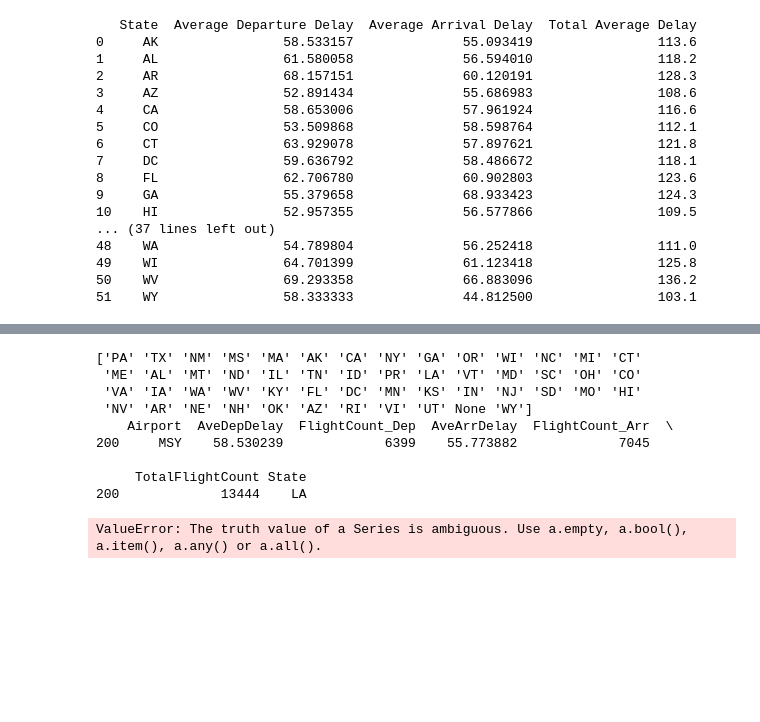
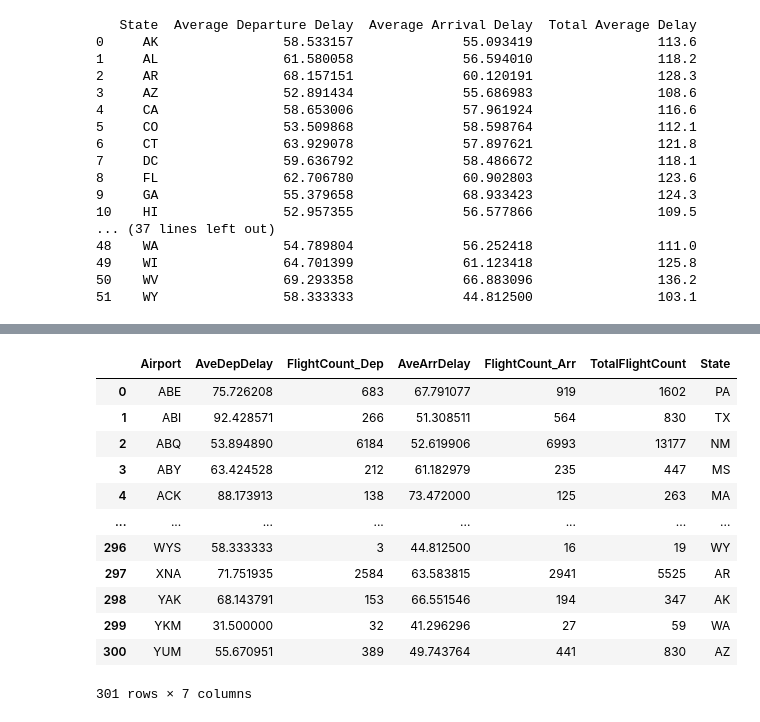
Before and after one commit to zazaferjancsik/Data-Analytics-Group-Project-4, a Jupyter notebook: DA_assignment4_code-1.ipynb, the cells around one changed output, grey strips where cells are left out. Cells and saved outputs as stored; diff of their text form; code cells hidden in the pictures; blank space fills up the shorter version.

Commit message:
Made linked line graph with airport-state scatterplot

```diff
--- a/DA_assignment4_code-1.ipynb
+++ b/DA_assignment4_code-1.ipynb
@@ -313,27 +356,5 @@ map_fig.show()
 # %%
 def create_interactive_plot(airline_df):
-    new_DepAirport_data = airline_df.groupby('Origin').agg(
-        AveDepDelay=('DepDelay', 'mean'),
-        FlightCount_Dep=('Origin', 'size')
-    ).reset_index()
-    new_DepAirport_data.rename(columns={'Origin': 'Airport'}, inplace=True)
-
-    new_ArrAirport_data = airline_df.groupby('Dest').agg(
-        AveArrDelay=('ArrDelay', 'mean'),
-        FlightCount_Arr=('Dest', 'size')
-    ).reset_index()
-    new_ArrAirport_data.rename(columns={'Dest': 'Airport'}, inplace=True)
-
-    new_airport_data = pd.merge(
-        new_DepAirport_data,
-        new_ArrAirport_data,
-        on='Airport',
-        how='inner'
-    )
-
-    new_airport_data['TotalFlightCount'] = new_airport_data['FlightCount_Dep'] + new_airport_data['FlightCount_Arr']
-    new_airport_data['State'] = new_airport_data['Airport'].apply(get_state)
-
     fig = px.scatter(
         new_airport_data,
         x="AveArrDelay",
@@ -365,42 +386,46 @@ def create_interactive_plot(airline_df):
                 'buttons': [
                     {
                         'label': 'All Airports',
                         'method': 'update',
                         'args': [{'visible': [True] * len(new_airport_data)}, {'title': 'All Airport'}]
                     },
                 ] + [
                     {
                         'label': state,
                         'method': 'update',
                         'args': [
                             {'visible': new_airport_data['State'] == state},
                             {'title': f"Airport: {state}"}
                         ]
                     }
                     for state in new_airport_data['State'].unique()
 
                 ],
 
                 'direction': 'down',
                 'showactive': True,
                 'x': 1.17,
                 'y': 1.1,
                 'xanchor': 'right',
                 'yanchor': 'top'
             }
         ]
     )
 
-
-create_interactive_plot(airline_df)
+    fig.show()
+    return new_airport_data
+create_interactive_plot(airport_df)
 # %% [output]
+|  | Airport | AveDepDelay | FlightCount_Dep | AveArrDelay | FlightCount_Arr | TotalFlightCount | State |
+| 0 | ABE | 75.726208 | 683 | 67.791077 | 919 | 1602 | PA |
+| 1 | ABI | 92.428571 | 266 | 51.308511 | 564 | 830 | TX |
+| 2 | ABQ | 53.894890 | 6184 | 52.619906 | 6993 | 13177 | NM |
+| 3 | ABY | 63.424528 | 212 | 61.182979 | 235 | 447 | MS |
+| 4 | ACK | 88.173913 | 138 | 73.472000 | 125 | 263 | MA |
+| ... | ... | ... | ... | ... | ... | ... | ... |
+| 296 | WYS | 58.333333 | 3 | 44.812500 | 16 | 19 | WY |
+| 297 | XNA | 71.751935 | 2584 | 63.583815 | 2941 | 5525 | AR |
+| 298 | YAK | 68.143791 | 153 | 66.551546 | 194 | 347 | AK |
+| 299 | YKM | 31.500000 | 32 | 41.296296 | 27 | 59 | WA |
+| 300 | YUM | 55.670951 | 389 | 49.743764 | 441 | 830 | AZ |
-['PA' 'TX' 'NM' 'MS' 'MA' 'AK' 'CA' 'NY' 'GA' 'OR' 'WI' 'NC' 'MI' 'CT'
- 'ME' 'AL' 'MT' 'ND' 'IL' 'TN' 'ID' 'PR' 'LA' 'VT' 'MD' 'SC' 'OH' 'CO'
- 'VA' 'IA' 'WA' 'WV' 'KY' 'FL' 'DC' 'MN' 'KS' 'IN' 'NJ' 'SD' 'MO' 'HI'
- 'NV' 'AR' 'NE' 'NH' 'OK' 'AZ' 'RI' 'VI' 'UT' None 'WY']
-    Airport  AveDepDelay  FlightCount_Dep  AveArrDelay  FlightCount_Arr  \
-200     MSY    58.530239             6399    55.773882             7045
-
-     TotalFlightCount State
-200             13444    LA
+301 rows × 7 columns
-ValueError: The truth value of a Series is ambiguous. Use a.empty, a.bool(), a.item(), a.any() or a.all().
```
Also changed, not shown: parts of 4 cells of this notebook.
